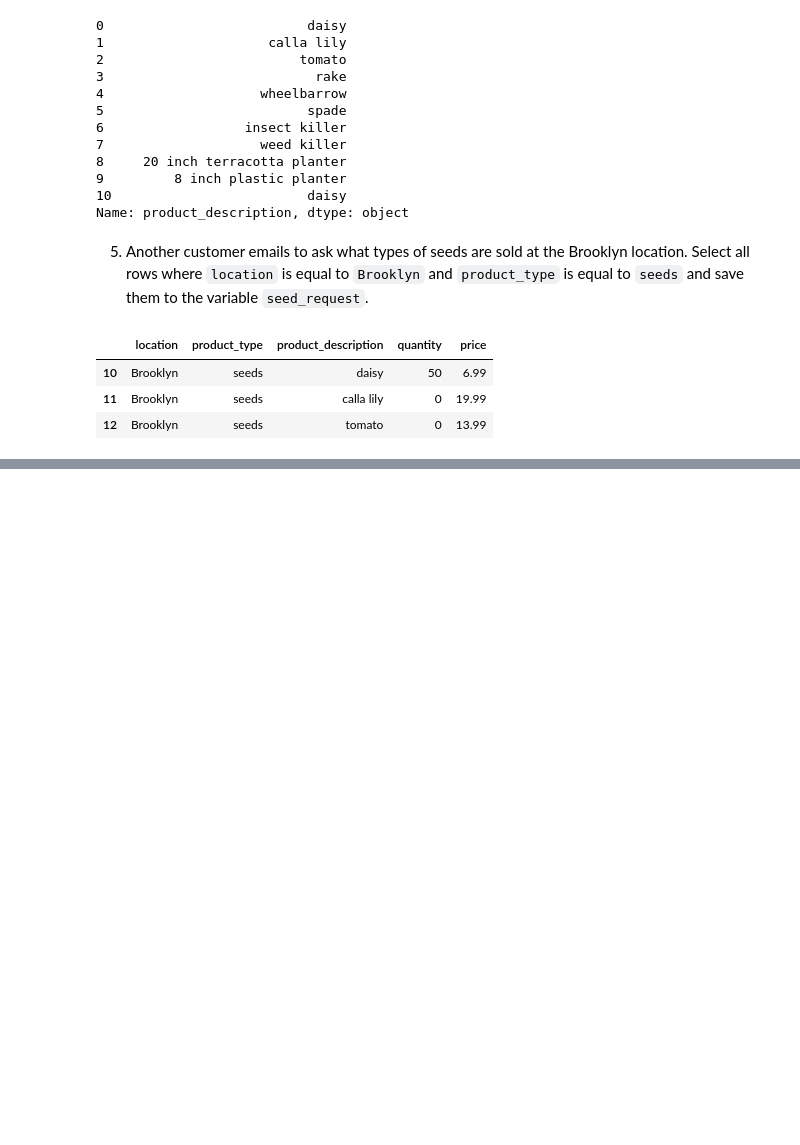
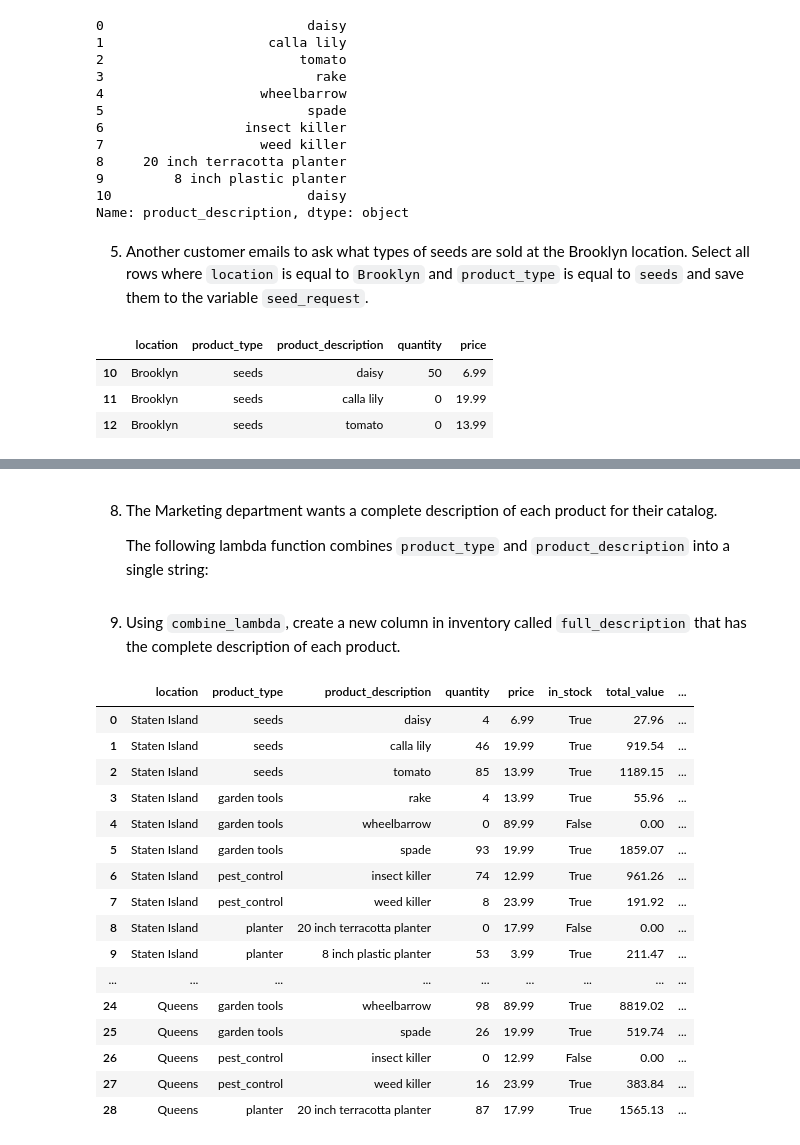
Before and after one commit to erickhangati/code-acdemy-practice, a Jupyter notebook: projects/petal_power_inventory/petal_power_inventory.ipynb, the cells around one changed output, grey strips where cells are left out. Drawn from its saved outputs; the diff is of its cells as text; code cells hidden in the pictures; blank space fills up the shorter version.

```diff
--- a/projects/petal_power_inventory/petal_power_inventory.ipynb
+++ b/projects/petal_power_inventory/petal_power_inventory.ipynb
@@ -73,0 +77,3 @@ seed_request
+# %%
+inventory['in_stock'] = inventory.apply(lambda row: True if row.quantity > 0 else False, axis=1)
+inventory
@@ -73,0 +100,3 @@ seed_request
+# %%
+inventory['total_value'] = inventory.apply(lambda row: row.quantity * row.price, axis=1)
+inventory
@@ -73,0 +121,29 @@ seed_request
+# %% [markdown]
+8. The Marketing department wants a complete description of each product for their catalog.
+
+    The following lambda function combines `product_type` and `product_description` into a single string:
+# %%
+combine_lambda = lambda row: '{} - {}'.format(row.product_type, row.product_description)
+# %% [markdown]
+9. Using `combine_lambda`, create a new column in inventory called `full_description` that has the complete description of each product.
+# %%
+inventory['full_description'] = inventory.apply(combine_lambda, axis=1)
+inventory
+# %% [output]
+|  | location | product_type | product_description | quantity | price | in_stock | total_value | ... |
+| 0 | Staten Island | seeds | daisy | 4 | 6.99 | True | 27.96 | ... |
+| 1 | Staten Island | seeds | calla lily | 46 | 19.99 | True | 919.54 | ... |
+| 2 | Staten Island | seeds | tomato | 85 | 13.99 | True | 1189.15 | ... |
+| 3 | Staten Island | garden tools | rake | 4 | 13.99 | True | 55.96 | ... |
+| 4 | Staten Island | garden tools | wheelbarrow | 0 | 89.99 | False | 0.00 | ... |
+| 5 | Staten Island | garden tools | spade | 93 | 19.99 | True | 1859.07 | ... |
+| 6 | Staten Island | pest_control | insect killer | 74 | 12.99 | True | 961.26 | ... |
+| 7 | Staten Island | pest_control | weed killer | 8 | 23.99 | True | 191.92 | ... |
+| 8 | Staten Island | planter | 20 inch terracotta planter | 0 | 17.99 | False | 0.00 | ... |
+| 9 | Staten Island | planter | 8 inch plastic planter | 53 | 3.99 | True | 211.47 | ... |
+| ... | ... | ... | ... | ... | ... | ... | ... | ... |
+| 24 | Queens | garden tools | wheelbarrow | 98 | 89.99 | True | 8819.02 | ... |
+| 25 | Queens | garden tools | spade | 26 | 19.99 | True | 519.74 | ... |
+| 26 | Queens | pest_control | insect killer | 0 | 12.99 | False | 0.00 | ... |
+| 27 | Queens | pest_control | weed killer | 16 | 23.99 | True | 383.84 | ... |
+| 28 | Queens | planter | 20 inch terracotta planter | 87 | 17.99 | True | 1565.13 | ... |
```
Also changed, not shown: parts of 5 cells of this notebook.
